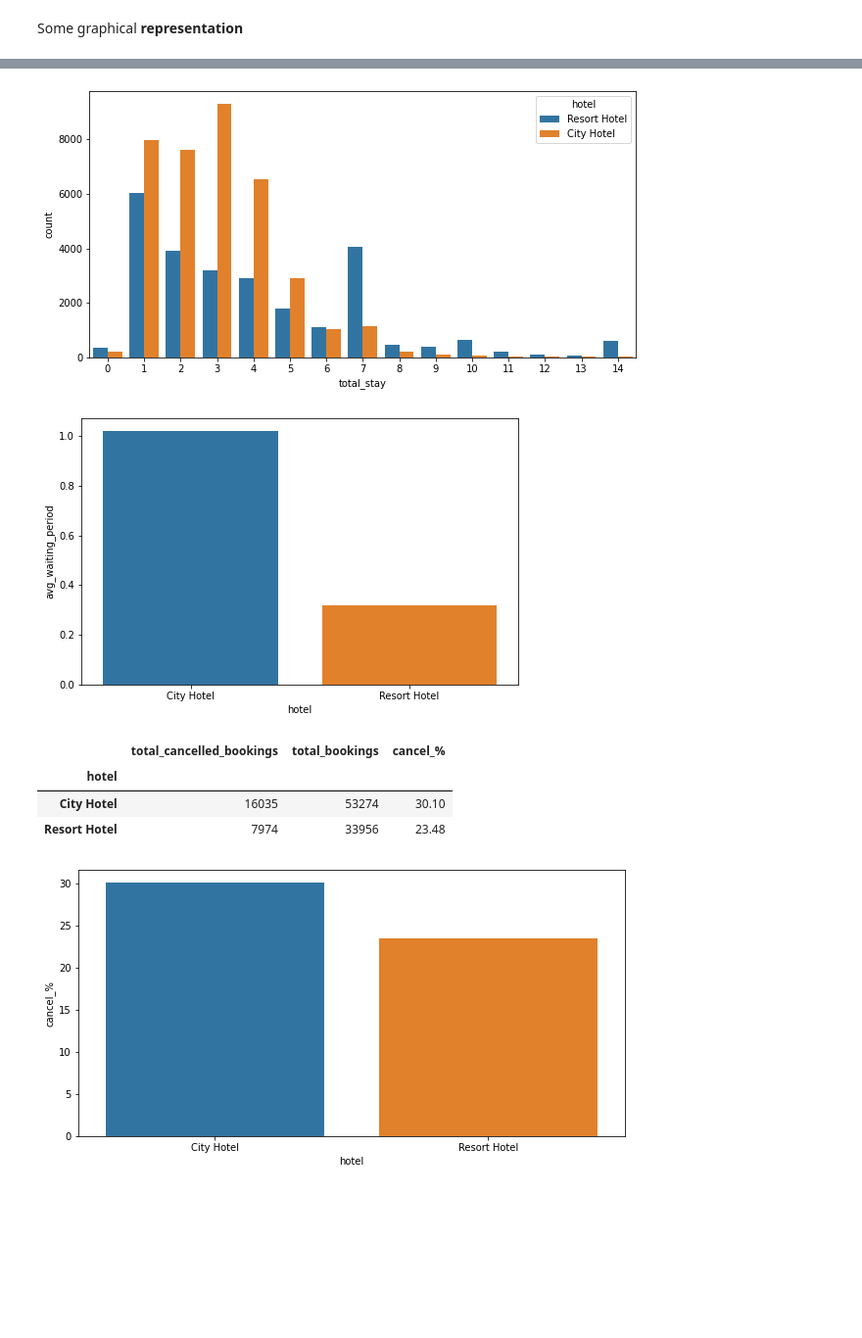
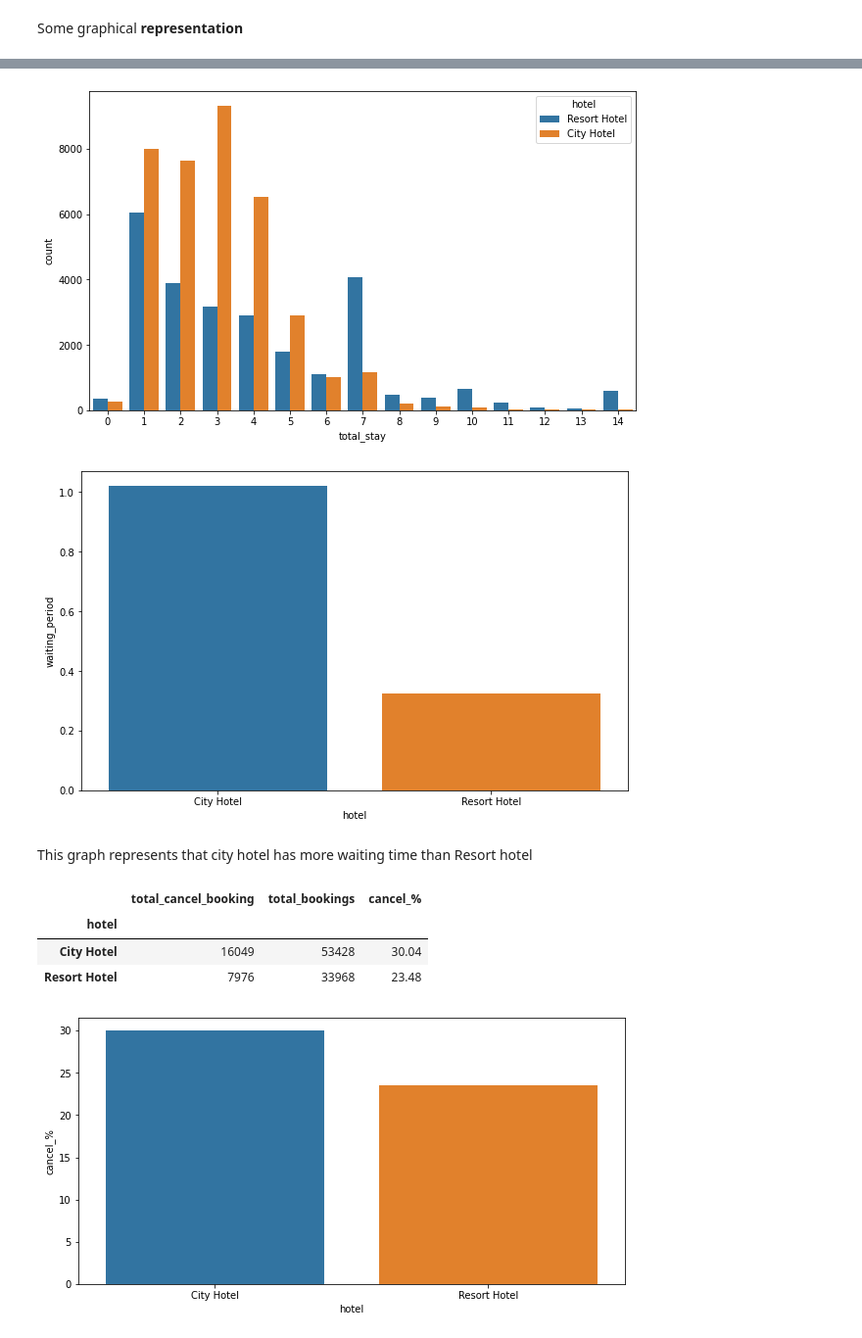
Before and after one commit to Kumass/Almabetter-EDA, a Jupyter notebook: DataAnalysis.ipynb, the cells around one changed output, grey strips where cells are left out. Shown at 98% size. Cells and saved outputs as stored; diff of their text form; code cells hidden in the pictures; blank space fills up the shorter version.

```diff
--- a/DataAnalysis.ipynb
+++ b/DataAnalysis.ipynb
@@ -135,5 +157,3 @@ df1[df1['adults']+df1['babies']+df1['children'] == 0].shape
-# %%
-df1.drop(df1[df1['adults']+df1['babies']+df1['children'] == 0].index, inplace = True)
 # %%
 df1.info()
 # %% [output]
@@ -272,17 +264,19 @@ plt.show()
 # %%
 #Prefered stay in each hotel
 not_canceled = df1[df1['is_canceled'] == 0]
 s1 = not_canceled[not_canceled['total_stay'] < 15]
-plt.figure(figsize = (10,5))
+plt.figure(figsize = (10,6))
 sns.countplot(x = s1['total_stay'], hue = s1['hotel'])
 plt.show()
 # %% [output]
-[figure, old version]
+[figure, new version]
 # %%
 #Longer waiting time as per the hotel
-d5 = pd.DataFrame(grouped_by_hotel['days_in_waiting_list'].agg(np.mean).reset_index().rename(columns = {'days_in_waiting_list':'avg_waiting_period'}))
-plt.figure(figsize = (8,5))
-sns.barplot(x = d5['hotel'], y = d5['avg_waiting_period'] )
+d5 = pd.DataFrame(grouped_of_hotel['days_in_waiting_list'].agg(np.mean).reset_index().rename(columns = {'days_in_waiting_list':'waiting_period'}))
+plt.figure(figsize = (10,6))
+sns.barplot(x = d5['hotel'], y = d5['waiting_period'] )
 plt.show()
 # %% [output]
-[figure, old version]
+[figure, new version]
+# %% [markdown]
+This graph represents that city hotel has more waiting time than Resort hotel
@@ -289,24 +289,18 @@ plt.show()
 # %%
-#Bookings cancellation rate
-# Selecting and counting number of cancelled bookings for each hotel.
-cancelled_data = df1[df1['is_canceled'] == 1]
-cancel_grp = cancelled_data.groupby('hotel')
-D1 = pd.DataFrame(cancel_grp.size()).rename(columns = {0:'total_cancelled_bookings'})
-
 # Counting total number of bookings for each type of hotel
-grouped_by_hotel = df1.groupby('hotel')
-total_booking = grouped_by_hotel.size()
+group_of_hotel = df1.groupby('hotel')
+total_booking = group_of_hotel.size()
 D2 = pd.DataFrame(total_booking).rename(columns = {0: 'total_bookings'})
 D3 = pd.concat([D1,D2], axis = 1)
-
-# Calculating cancel percentage
-D3['cancel_%'] = round((D3['total_cancelled_bookings']/D3['total_bookings'])*100,2)
-D3
-# %% [output]
-|  | total_cancelled_bookings | total_bookings | cancel_% |
-| hotel |  |  |  |
-| City Hotel | 16035 | 53274 | 30.10 |
-| Resort Hotel | 7974 | 33956 | 23.48 |
+# %%
+# Calculating cancel percentage
+D3['cancel_%'] = round((D3['total_cancel_booking']/D3['total_bookings'])*100,2)
+D3
+# %% [output]
+|  | total_cancel_booking | total_bookings | cancel_% |
+| hotel |  |  |  |
+| City Hotel | 16049 | 53428 | 30.04 |
+| Resort Hotel | 7976 | 33968 | 23.48 |
 # %%
 plt.figure(figsize = (10,5))
 sns.barplot(x = D3.index, y = D3['cancel_%'])
```
Also changed, not shown: parts of 55 cells of this notebook.
